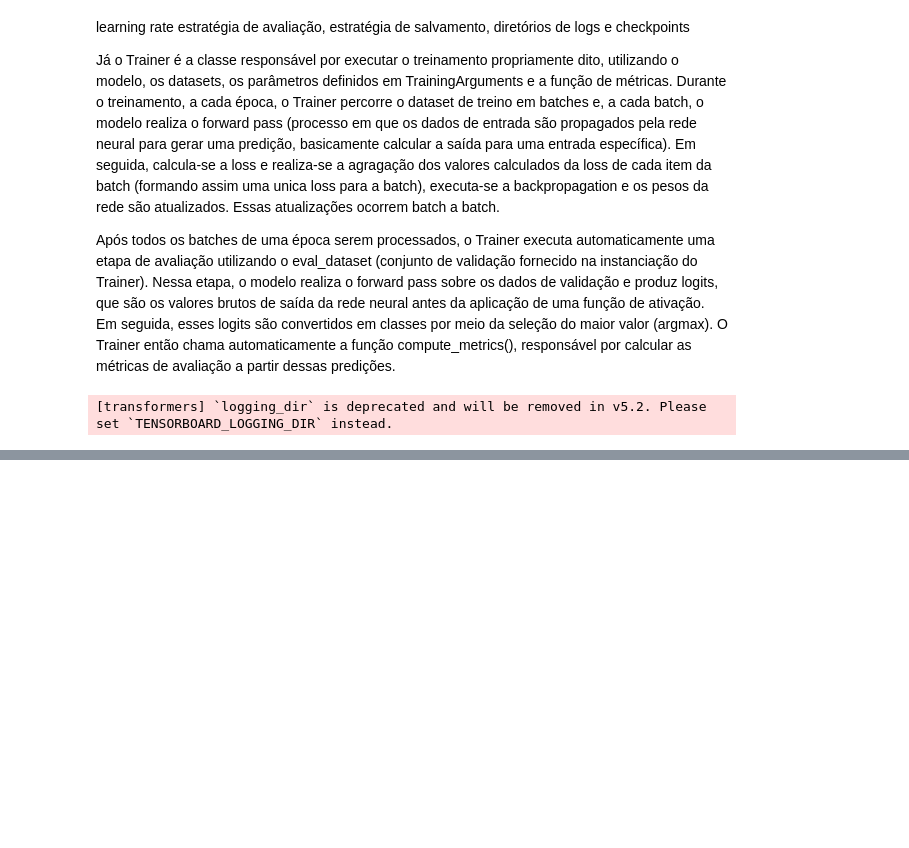
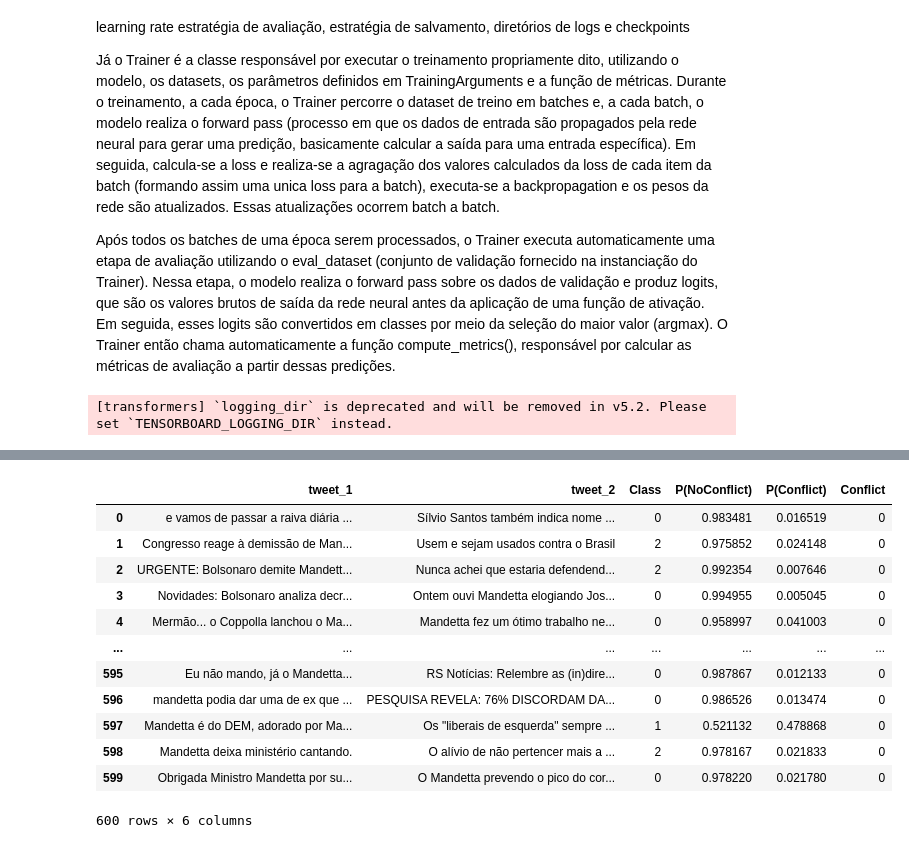
Before and after one commit to caiocardosost/RiftSense, a Jupyter notebook: notebooks/Classificador/RiftSense_BERTimbau.ipynb, the cells around one changed output, grey strips where cells are left out. Drawn from its saved outputs; the diff is of its cells as text; code cells hidden in the pictures; blank space fills up the shorter version.

```diff
--- a/notebooks/Classificador/RiftSense_BERTimbau.ipynb
+++ b/notebooks/Classificador/RiftSense_BERTimbau.ipynb
@@ -574,0 +708,8 @@ plt.show()
+# %%
+# Amostrando classes igualmente
+df_genericos = df_genericos.head(200).copy()
+df_reply = df_reply.head(200).copy()
+df_quotes = df_quotes.head(200).copy()
+# %%
+df_teste = pd.concat([df_genericos, df_reply, df_quotes])
+df_teste.shape
@@ -574,0 +718,3 @@ plt.show()
+# %%
+df_teste = df_teste.sample(frac=1, random_state=42).reset_index(drop=True)
+df_teste
@@ -574,0 +735,30 @@ plt.show()
+# %%
+# Função que aplica "conflict_detection" em lotes
+
+def classificar_linha(row):
+
+    resultado = conflict_predict(row["tweet_1"], row["tweet_2"])
+
+    row["P(NoConflict)"] = resultado["prob_nao_conflito"]
+    row["P(Conflict)"] = resultado["prob_conflito"]
+    row["Conflict"] = resultado["classificacao"]
+
+    return row
+# %%
+# Chamando o classificador direto no dataset
+df_teste = df_teste.apply(classificar_linha, axis=1)
+df_teste
+# %% [output]
+|  | tweet_1 | tweet_2 | Class | P(NoConflict) | P(Conflict) | Conflict |
+| 0 | e vamos de passar a raiva diária ... | Sílvio Santos também indica nome ... | 0 | 0.983481 | 0.016519 | 0 |
+| 1 | Congresso reage à demissão de Man... | Usem e sejam usados contra o Brasil | 2 | 0.975852 | 0.024148 | 0 |
+| 2 | URGENTE: Bolsonaro demite Mandett... | Nunca achei que estaria defendend... | 2 | 0.992354 | 0.007646 | 0 |
+| 3 | Novidades: Bolsonaro analiza decr... | Ontem ouvi Mandetta elogiando Jos... | 0 | 0.994955 | 0.005045 | 0 |
+| 4 | Mermão... o Coppolla lanchou o Ma... | Mandetta fez um ótimo trabalho ne... | 0 | 0.958997 | 0.041003 | 0 |
+| ... | ... | ... | ... | ... | ... | ... |
+| 595 | Eu não mando, já o Mandetta... | RS Notícias: Relembre as (in)dire... | 0 | 0.987867 | 0.012133 | 0 |
+| 596 | mandetta podia dar uma de ex que ... | PESQUISA REVELA: 76% DISCORDAM DA... | 0 | 0.986526 | 0.013474 | 0 |
+| 597 | Mandetta é do DEM, adorado por Ma... | Os "liberais de esquerda" sempre ... | 1 | 0.521132 | 0.478868 | 0 |
+| 598 | Mandetta deixa ministério cantando. | O alívio de não pertencer mais a ... | 2 | 0.978167 | 0.021833 | 0 |
+| 599 | Obrigada Ministro Mandetta por su... | O Mandetta prevendo o pico do cor... | 0 | 0.978220 | 0.021780 | 0 |
+600 rows × 6 columns
```
Also changed, not shown: parts of 39 cells of this notebook, 1 other file.
